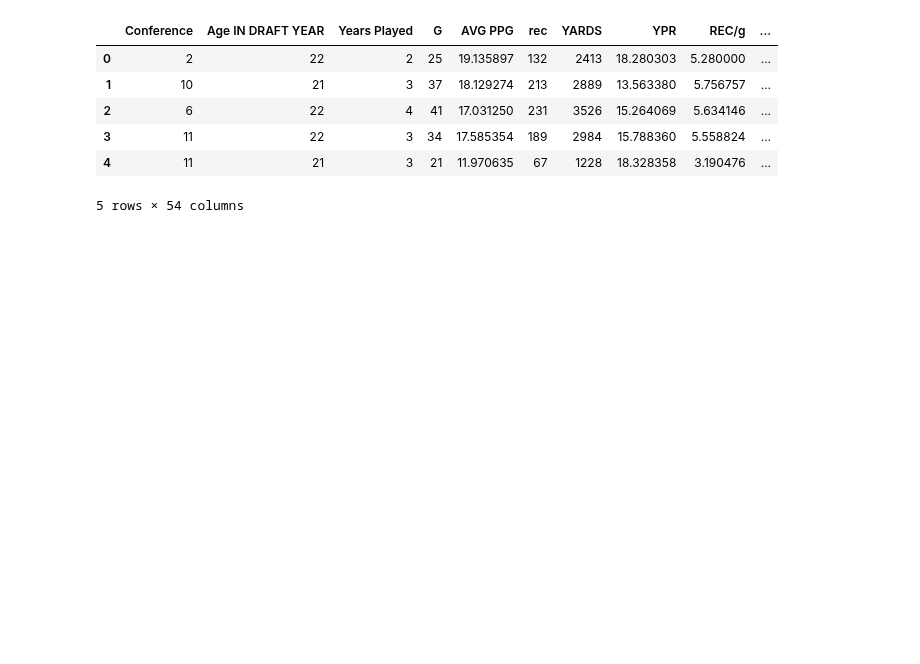
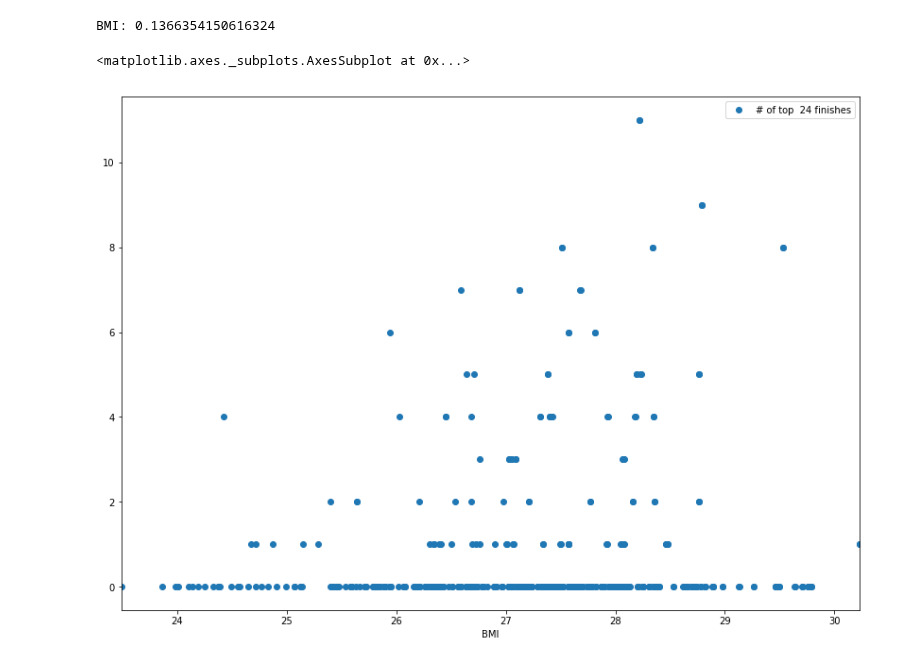
Before and after one commit to LeoXia360/nfl-data, a Jupyter notebook: nfl/wide-receivers.ipynb, the cells around one changed output. Saved outputs shown, nothing was run; the diff lists cells and outputs as text; code cells hidden in the pictures; blank space fills up the shorter version.

```diff
--- a/nfl/wide-receivers.ipynb
+++ b/nfl/wide-receivers.ipynb
@@ -18,20 +36,18 @@ Drive already mounted at /content/drive; to attempt to forcibly remount, call dr
+# %%
+print("BMI: " + str(X['BMI'].corr(X["# of top  24 finishes"])))
+X.plot(x='BMI', y='# of top  24 finishes', style='o')
+# %% [output]
+BMI: 0.1366354150616324
+<matplotlib.axes._subplots.AxesSubplot at 0x...>
+[figure, added]
 # %%
-# This data set contains WRs from 2010+
-nfl_file_path = '/content/drive/MyDrive/Colab Notebooks/wr_data_cleaned.csv'
-X = pd.read_csv(nfl_file_path)
+
 
 X.drop(X.iloc[:, 0:1], inplace = True, axis = 1)
 y = X["# of top  24 finishes"]
-X.drop(['# of top  24 finishes', 'DP', 'DR', 'Draft Year', '# of 1000 Rec yards seasons'], inplace = True, axis=1)
-X.head()
+y.clip(upper=1, inplace=True)
+X['# of top  24 finishes']
+X.drop(['# of top  24 finishes', 'DP', 'DR', 'Draft Year', '# of 1000 Rec yards seasons', 'PPG Above conference expectation (Last Year)'], inplace = True, axis=1)
-# %% [output]
-|  | Conference | Age IN DRAFT YEAR | Years Played | G | AVG PPG | rec | YARDS | YPR | REC/g | ... |
-| 0 | 2 | 22 | 2 | 25 | 19.135897 | 132 | 2413 | 18.280303 | 5.280000 | ... |
-| 1 | 10 | 21 | 3 | 37 | 18.129274 | 213 | 2889 | 13.563380 | 5.756757 | ... |
-| 2 | 6 | 22 | 4 | 41 | 17.031250 | 231 | 3526 | 15.264069 | 5.634146 | ... |
-| 3 | 11 | 22 | 3 | 34 | 17.585354 | 189 | 2984 | 15.788360 | 5.558824 | ... |
-| 4 | 11 | 21 | 3 | 21 | 11.970635 | 67 | 1228 | 18.328358 | 3.190476 | ... |
-5 rows × 54 columns
 # %%
 from sklearn.model_selection import train_test_split
 
```
Also changed, not shown: parts of 8 cells of this notebook.
